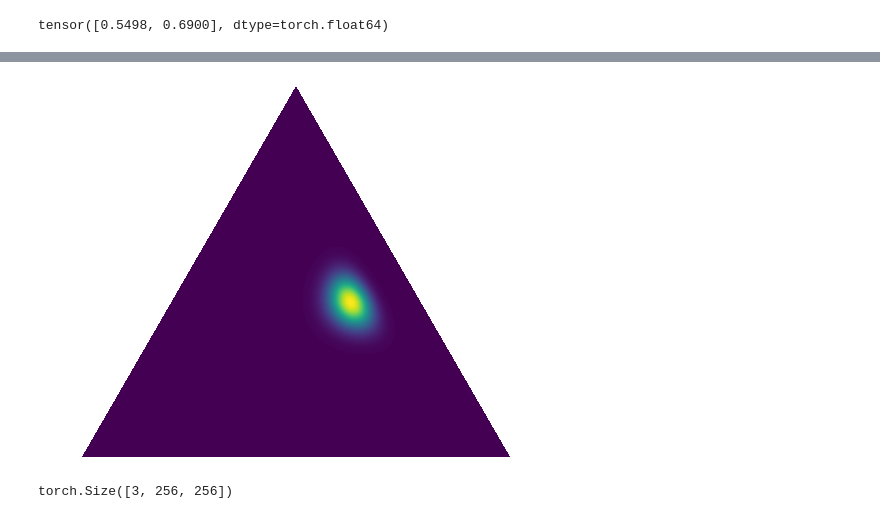
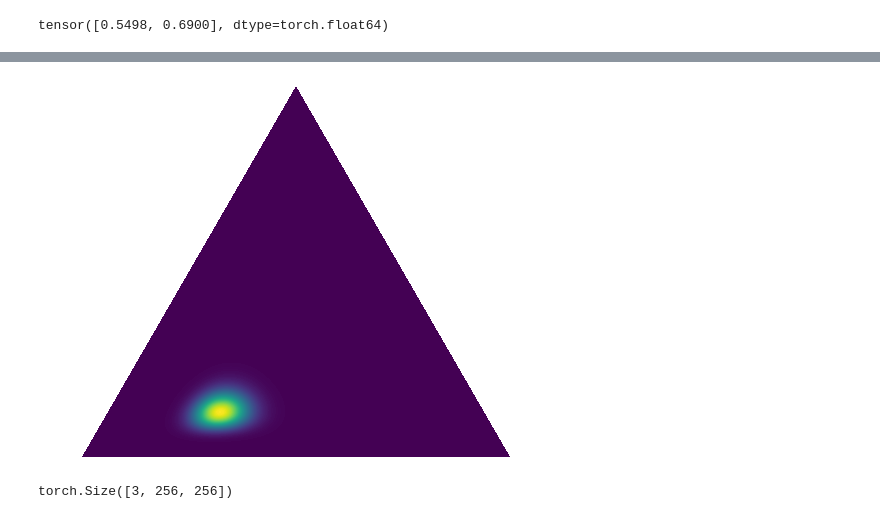
Before and after one commit to Astro-Astre/morphics, a Jupyter notebook: for_me/predict.ipynb, the cells around one changed output, grey strips where cells are left out. Cells and saved outputs as stored; diff of their text form; code cells hidden in the pictures.

```diff
--- a/for_me/predict.ipynb
+++ b/for_me/predict.ipynb
@@ -58,10 +58,10 @@ def draw_pdf_contours(dist, nlevels=200, subdiv=8, **kwargs):
     plt.xlim(0, 1)
     plt.ylim(0, 0.75**0.5)
     plt.axis('off')
-# %%
-draw_pdf_contours(Dirichlet([20, 50, 50]))
-# %% [output]
-[figure, removed]
+# %%
+draw_pdf_contours(Dirichlet([60.82, 26.39, 12.79]))
+# %% [output]
+[figure, added]
 # %%
 # 制作数据集
 import sys
```
Also changed, not shown: parts of 2 cells of this notebook, 3 other files.
